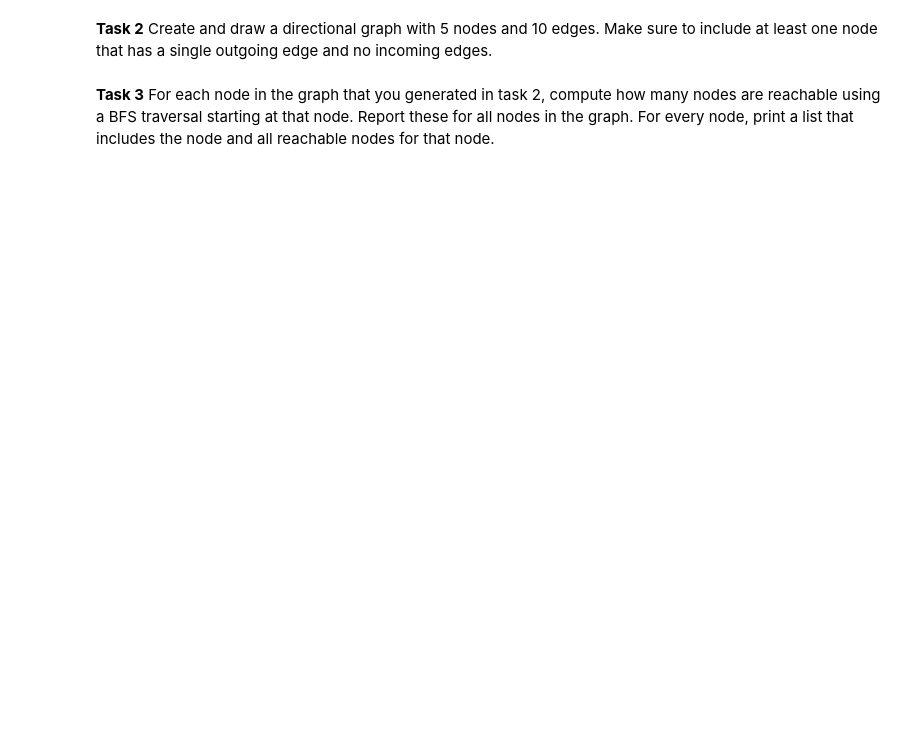
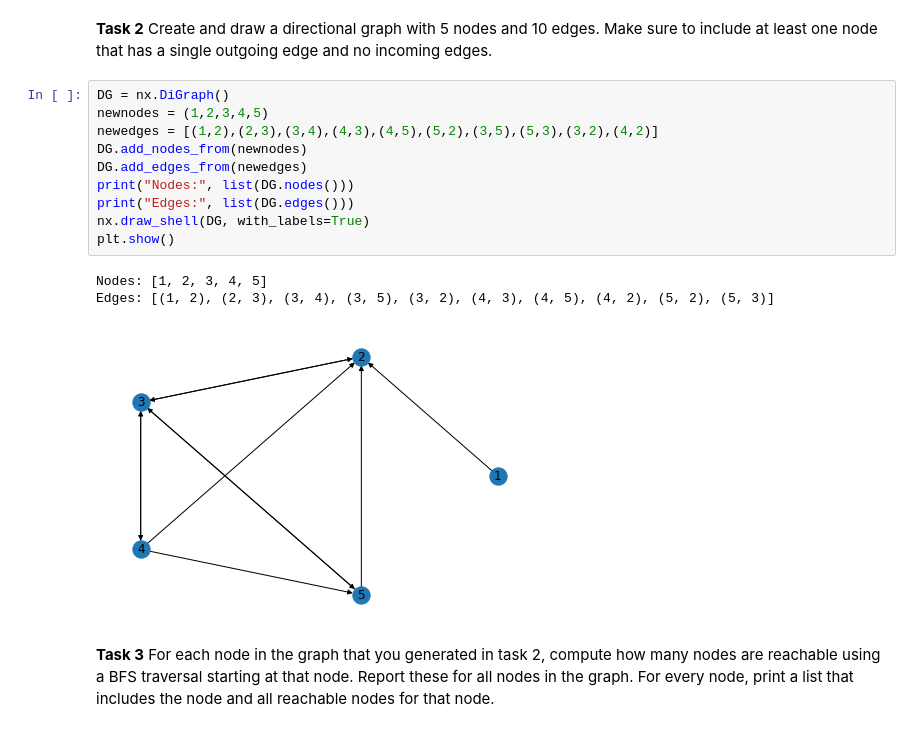
Before and after one commit to aat52/Pitt-CS1656, a Jupyter notebook: recitation-8-aat52-main/rec08.ipynb, the cells around one changed output. Drawn from its saved outputs; the diff is of its cells as text; blank space fills up the shorter version.

```diff
--- a/recitation-8-aat52-main/rec08.ipynb
+++ b/recitation-8-aat52-main/rec08.ipynb
@@ -137,6 +230,20 @@ Write your code here:
 # %% [markdown]
 **Task 2**
 Create and draw a directional graph with 5 nodes and 10 edges. Make sure to include at least one node that has a single outgoing edge and no incoming edges.
+# %%
+DG = nx.DiGraph()
+newnodes = (1,2,3,4,5)
+newedges = [(1,2),(2,3),(3,4),(4,3),(4,5),(5,2),(3,5),(5,3),(3,2),(4,2)]
+DG.add_nodes_from(newnodes)
+DG.add_edges_from(newedges)
+print("Nodes:", list(DG.nodes()))
+print("Edges:", list(DG.edges()))
+nx.draw_shell(DG, with_labels=True)
+plt.show()
+# %% [output]
+Nodes: [1, 2, 3, 4, 5]
+Edges: [(1, 2), (2, 3), (3, 4), (3, 5), (3, 2), (4, 3), (4, 5), (4, 2), (5, 2), (5, 3)]
+[figure, added]
 # %% [markdown]
 **Task 3**
 For each node in the graph that you generated in task 2, compute how many nodes are reachable using a BFS traversal starting at that node. Report these for all nodes in the graph. For every node, print a list that includes the node and all reachable nodes for that node.
```
Also changed, not shown: parts of 20 cells of this notebook.
